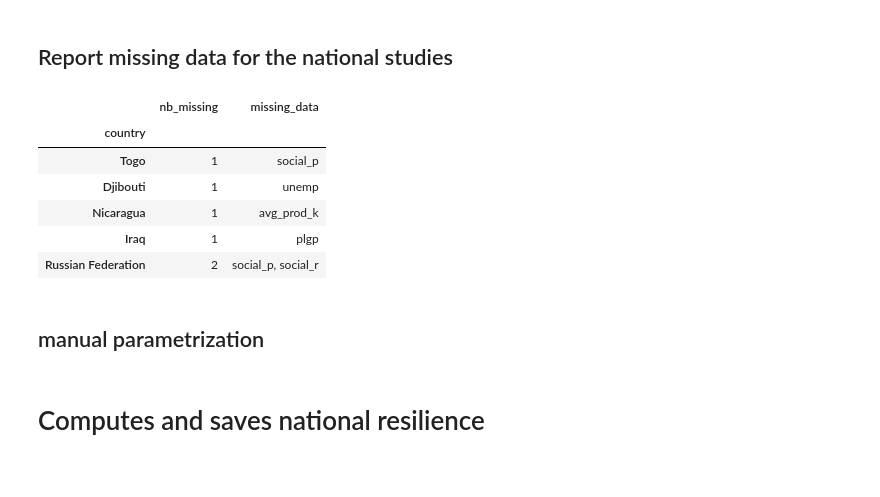
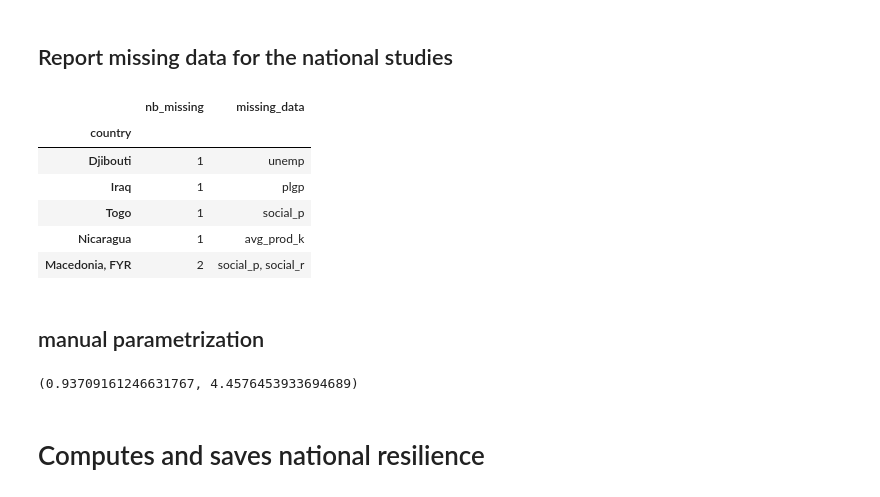
Before and after one commit to adrivsh/resilience_indicator_public, a Jupyter notebook: compute_res_ind.ipynb, the cells around one changed output. Drawn from its saved outputs; the diff is of its cells as text; code cells hidden in the pictures.

```diff
--- a/compute_res_ind.ipynb
+++ b/compute_res_ind.ipynb
@@ -242,16 +220,16 @@ iso3_to_wb_name = pd.read_csv("iso3_to_wb_name.csv").set_index("iso3")
 ### Vulnerability
 # %%
 #Reads data from pager
-pager=pd.read_csv("pager_vulnerabilities.csv",
+pager=pd.read_csv("inputs/pager_vulnerabilities.csv",
                   usecols=["ISO-3digit","R_1","R_2","R_3","VV_1","VV_2","VV_3","Country Name"],
                   index_col="ISO-3digit")
 
 #indexes pager data by country
-pager["country"]=iso3_to_wb_name["country"]
+pager["country"]=iso3_to_wb["country"]
 cond = pager["country"].isnull()
 if cond.sum()>0:
      warnings.warn("this countries appear to be missing from iso3_to_wb_name.csv: "+" , ".join(pager.index[cond].values)+".\nThese are: "+" , ".join(pager.ix[cond,"Country Name"].values) )
-pager["country"]=iso3_to_wb_name["country"]
+pager["country"]=iso3_to_wb["country"]
 hop=pager.dropna().reset_index().set_index("country")
 
 #sorts vulnerabilites according to income
@@ -259,7 +237,7 @@ share =hop[["R_1","R_2","R_3"]]
 damrat=hop[["VV_1","VV_2","VV_3"]]
 
 damrat.columns=["R_1","R_2","R_3"]
-p=(share.cumsum(axis=1)-.20).clip(lower=0)
+p=(share.cumsum(axis=1)-ph).clip(lower=0)
 poor=(share-p).clip(lower=0)
 
 
@@ -273,11 +251,9 @@ These are: Aland Islands , Antarctica , Bonaire , Bouvet Island , British Indian
 #Expresses vulnerability as total and bias
 
 fa=df["fa"]
-pe=df["peref"] =df["pe"]
 fap=fa*(1+pe)
 far=(fa-ph*fap)/(1-ph)
 
-df["share1_ref"]=df["share1"]
 cp=   df["share1"] /.2*df["gdp_pc_pp"]
 cr=(1-df["share1"])/.8*df["gdp_pc_pp"]
 
@@ -289,10 +267,12 @@ df["v_s"]=vr
+# %%
+df=def_ref_values(df)
 # %% [markdown]
 
 
 ### Homogenity of losses
 # %%
 #resds loss distribution in mumbai
-hop=pd.read_csv("losses_distribution_mumbai.csv",index_col=0)["losses/asset_cost"]
+hop=pd.read_csv("inputs/losses_distribution_mumbai.csv",index_col=0)["losses/asset_cost"]
 # standard deviation of the underlying normal distribution
 s = np.log(hop).std()
 
@@ -302,29 +282,29 @@ df["H"]= np.exp (-s**2/2)
 # %%
 def write_missing_data(s):
     which = s[s.isnull()].index.values
     return ", ".join(which)
 
 def count_missing_data(s):
     return s.isnull().sum()
 
 report = pd.DataFrame()
 
 report["nb_missing"]=df.apply(count_missing_data,axis=1)
 report["missing_data"]=df.apply(write_missing_data,axis=1)
 
 report  = report.ix[report["nb_missing"]>0,:]
-report.sort(columns="nb_missing",inplace=True)
-report.to_csv("missing_data_report.csv")
+report.sort_values(by="nb_missing",inplace=True)
+report.to_csv("results/missing_data_report.csv")
 
 report.head()
 # %% [output]
 |  | nb_missing | missing_data |
 | country |  |  |
+| Djibouti | 1 | unemp |
+| Iraq | 1 | plgp |
 | Togo | 1 | social_p |
-| Djibouti | 1 | unemp |
 | Nicaragua | 1 | avg_prod_k |
-| Iraq | 1 | plgp |
-| Russian Federation | 2 | social_p, social_r |
+| Macedonia, FYR | 2 | social_p, social_r |
 # %% [markdown]
 ## manual parametrization
 # %%
@@ -340,6 +320,10 @@ df["pi"] = 0.2
 
 #income elasticity
 df["income_elast"] = 1.5
+# %%
+(df.social_p * cp).ix["Bolivia"]/365, (df.social_r * cr).ix["Bolivia"]/365
+# %% [output]
+(0.93709161246631767, 4.4576453933694689)
 # %% [markdown]
 # Computes and saves national resilience
 # %% [markdown]
```
Also changed, not shown: parts of 83 cells of this notebook, 36 other files.
